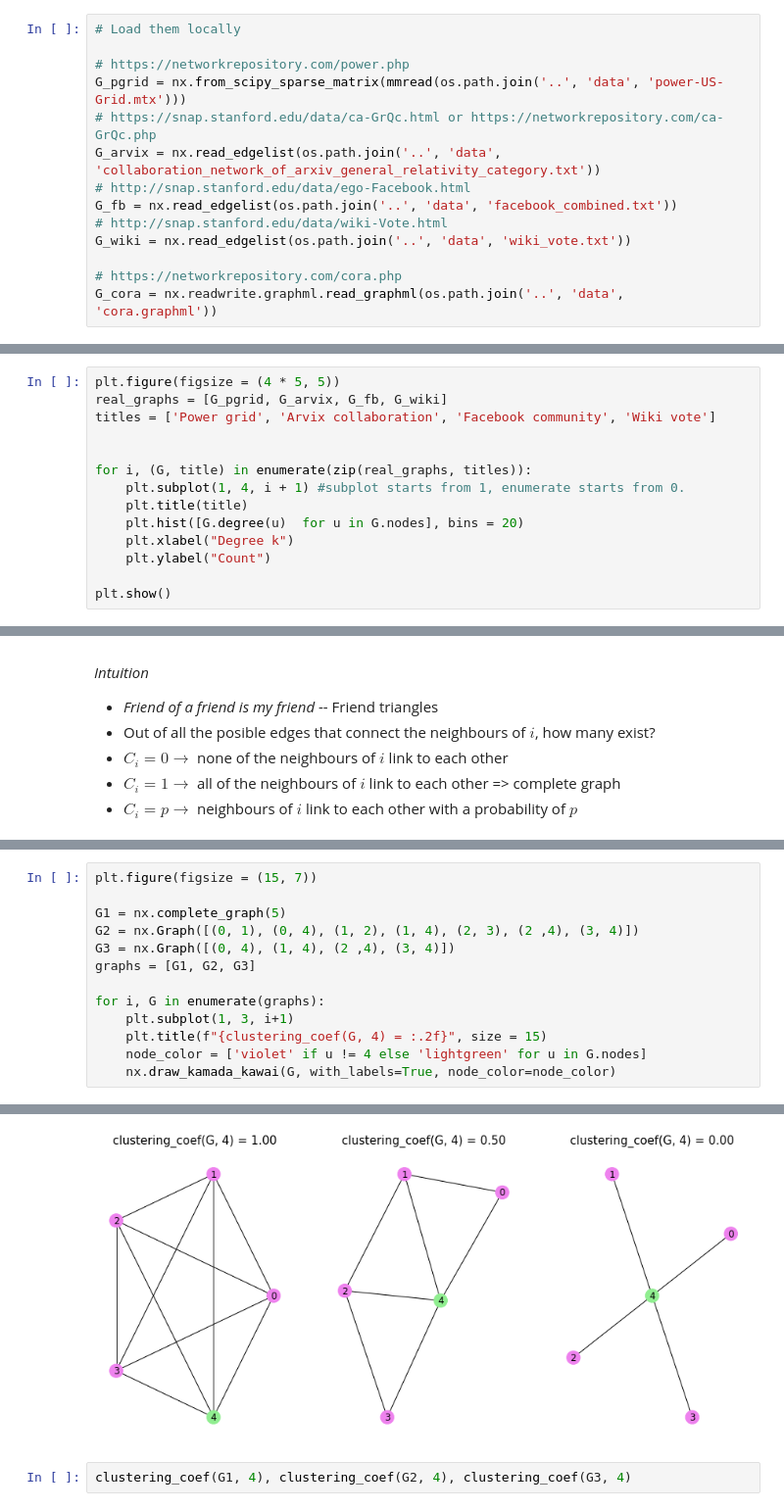
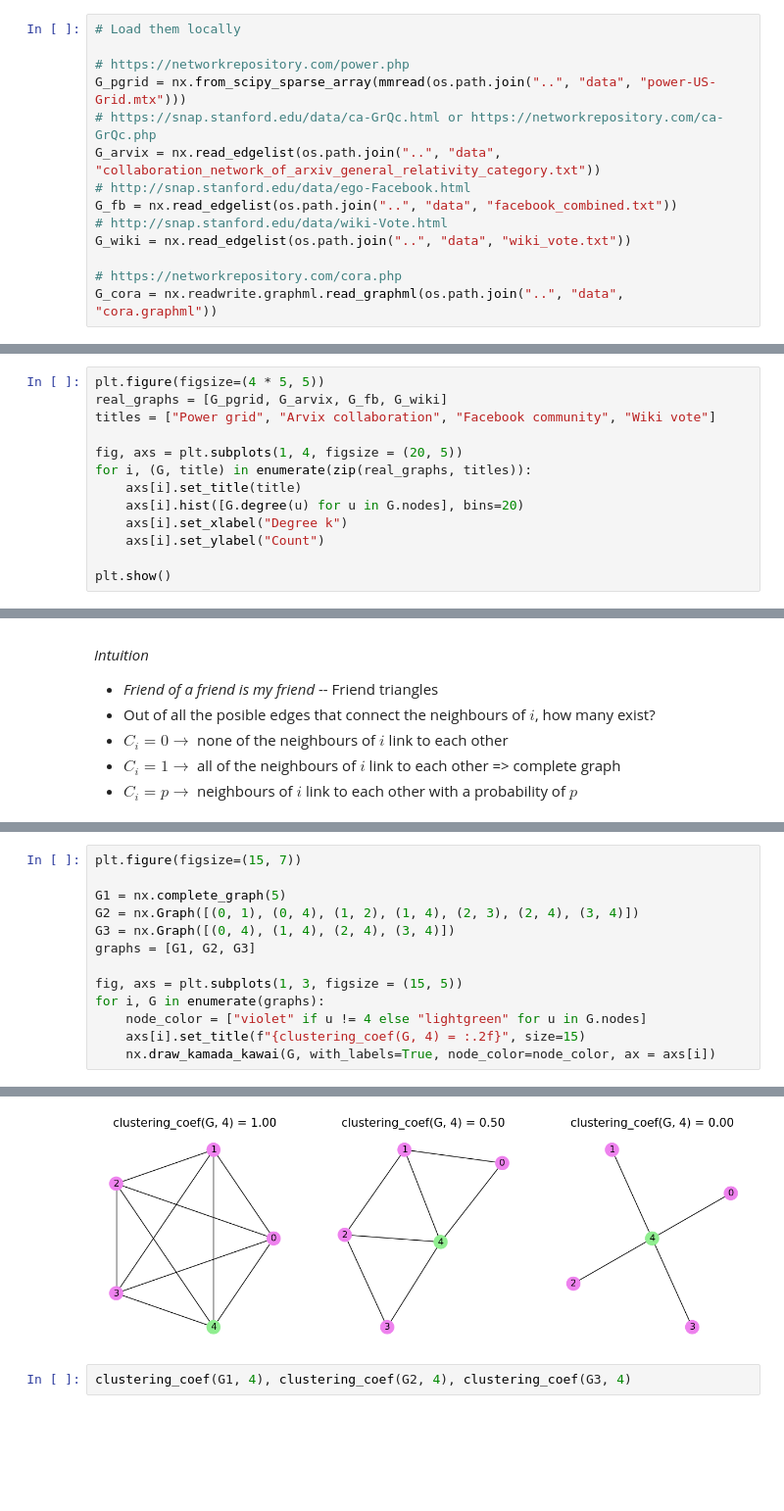
Before and after one commit to zademn/netsci-labs, a Jupyter notebook: Lab2-Graph-measurements/Graph_measurements.ipynb, the cells around one changed output, grey strips where cells are left out. Shown at 98% size. Saved outputs shown, nothing was run; the diff lists cells and outputs as text; blank space fills up the shorter version.

```diff
--- a/Lab2-Graph-measurements/Graph_measurements.ipynb
+++ b/Lab2-Graph-measurements/Graph_measurements.ipynb
@@ -110,16 +112,16 @@ G_cora = load_graph("cora")
 # Load them locally
 
 # https://networkrepository.com/power.php
-G_pgrid = nx.from_scipy_sparse_matrix(mmread(os.path.join('..', 'data', 'power-US-Grid.mtx')))
+G_pgrid = nx.from_scipy_sparse_array(mmread(os.path.join("..", "data", "power-US-Grid.mtx")))
 # https://snap.stanford.edu/data/ca-GrQc.html or https://networkrepository.com/ca-GrQc.php
-G_arvix = nx.read_edgelist(os.path.join('..', 'data', 'collaboration_network_of_arxiv_general_relativity_category.txt'))
+G_arvix = nx.read_edgelist(os.path.join("..", "data", "collaboration_network_of_arxiv_general_relativity_category.txt"))
 # http://snap.stanford.edu/data/ego-Facebook.html
-G_fb = nx.read_edgelist(os.path.join('..', 'data', 'facebook_combined.txt'))
+G_fb = nx.read_edgelist(os.path.join("..", "data", "facebook_combined.txt"))
 # http://snap.stanford.edu/data/wiki-Vote.html
-G_wiki = nx.read_edgelist(os.path.join('..', 'data', 'wiki_vote.txt'))
+G_wiki = nx.read_edgelist(os.path.join("..", "data", "wiki_vote.txt"))
 
 # https://networkrepository.com/cora.php
-G_cora = nx.readwrite.graphml.read_graphml(os.path.join('..', 'data', 'cora.graphml'))
+G_cora = nx.readwrite.graphml.read_graphml(os.path.join("..", "data", "cora.graphml"))
 # %%
 print("power grid: ", G_pgrid)
 print("Arvix collaboration network: ", G_arvix)
@@ -200,15 +202,14 @@ plt.show()
 # %%
-plt.figure(figsize = (4 * 5, 5))
+plt.figure(figsize=(4 * 5, 5))
 real_graphs = [G_pgrid, G_arvix, G_fb, G_wiki]
-titles = ['Power grid', 'Arvix collaboration', 'Facebook community', 'Wiki vote']
+titles = ["Power grid", "Arvix collaboration", "Facebook community", "Wiki vote"]
 
-
+fig, axs = plt.subplots(1, 4, figsize = (20, 5))
 for i, (G, title) in enumerate(zip(real_graphs, titles)):
-    plt.subplot(1, 4, i + 1) #subplot starts from 1, enumerate starts from 0.
-    plt.title(title)
-    plt.hist([G.degree(u)  for u in G.nodes], bins = 20)
-    plt.xlabel("Degree k")
-    plt.ylabel("Count")
+    axs[i].set_title(title)
+    axs[i].hist([G.degree(u) for u in G.nodes], bins=20)
+    axs[i].set_xlabel("Degree k")
+    axs[i].set_ylabel("Count")
 
 plt.show()
 # %% [output]
@@ -308,14 +299,14 @@ def clustering_coef(G: nx.Graph, u: int):
 # %%
-plt.figure(figsize = (15, 7))
+plt.figure(figsize=(15, 7))
 
 G1 = nx.complete_graph(5)
-G2 = nx.Graph([(0, 1), (0, 4), (1, 2), (1, 4), (2, 3), (2 ,4), (3, 4)])
-G3 = nx.Graph([(0, 4), (1, 4), (2 ,4), (3, 4)])
+G2 = nx.Graph([(0, 1), (0, 4), (1, 2), (1, 4), (2, 3), (2, 4), (3, 4)])
+G3 = nx.Graph([(0, 4), (1, 4), (2, 4), (3, 4)])
 graphs = [G1, G2, G3]
 
+fig, axs = plt.subplots(1, 3, figsize = (15, 5))
 for i, G in enumerate(graphs):
-    plt.subplot(1, 3, i+1)
-    plt.title(f"{clustering_coef(G, 4) = :.2f}", size = 15)
-    node_color = ['violet' if u != 4 else 'lightgreen' for u in G.nodes]
-    nx.draw_kamada_kawai(G, with_labels=True, node_color=node_color)
+    node_color = ["violet" if u != 4 else "lightgreen" for u in G.nodes]
+    axs[i].set_title(f"{clustering_coef(G, 4) = :.2f}", size=15)
+    nx.draw_kamada_kawai(G, with_labels=True, node_color=node_color, ax = axs[i])
 # %% [output]
@@ -322,4 +314,4 @@ for i, G in enumerate(graphs):
-[figure, old version]
+[figure, new version]
 # %%
 clustering_coef(G1, 4), clustering_coef(G2, 4), clustering_coef(G3, 4)
 # %% [output]
```
Also changed, not shown: parts of 29 cells of this notebook, 3 other files.
